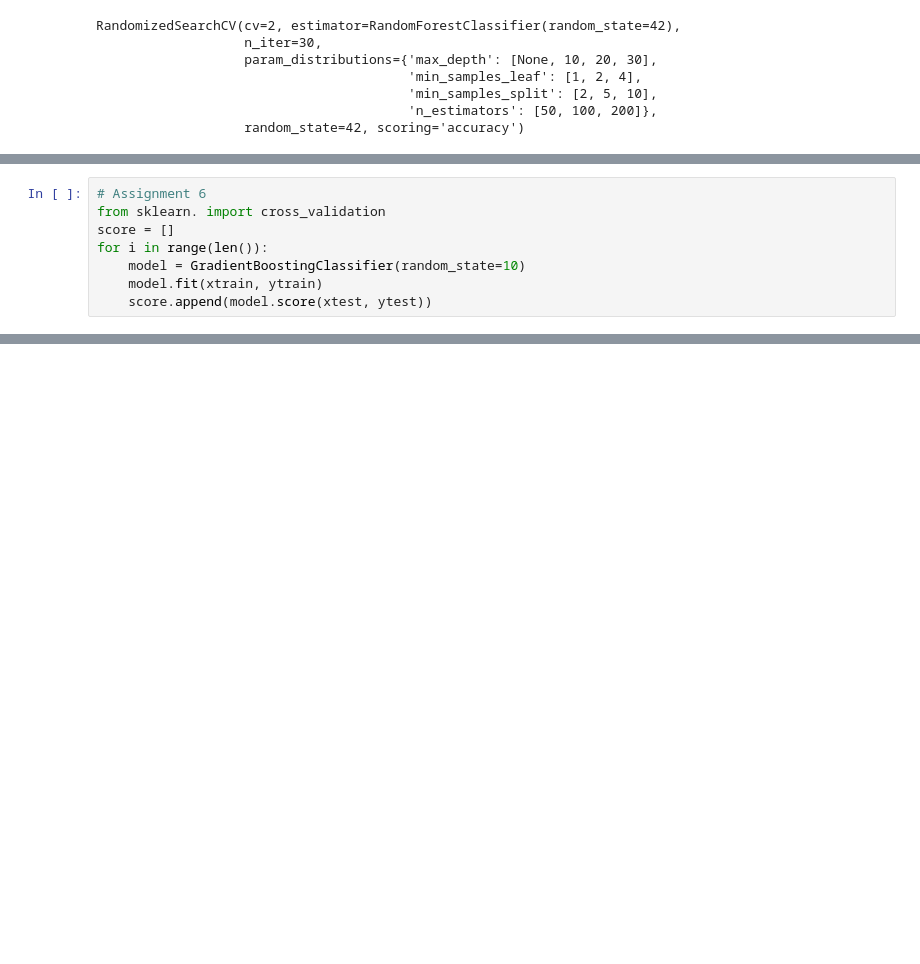
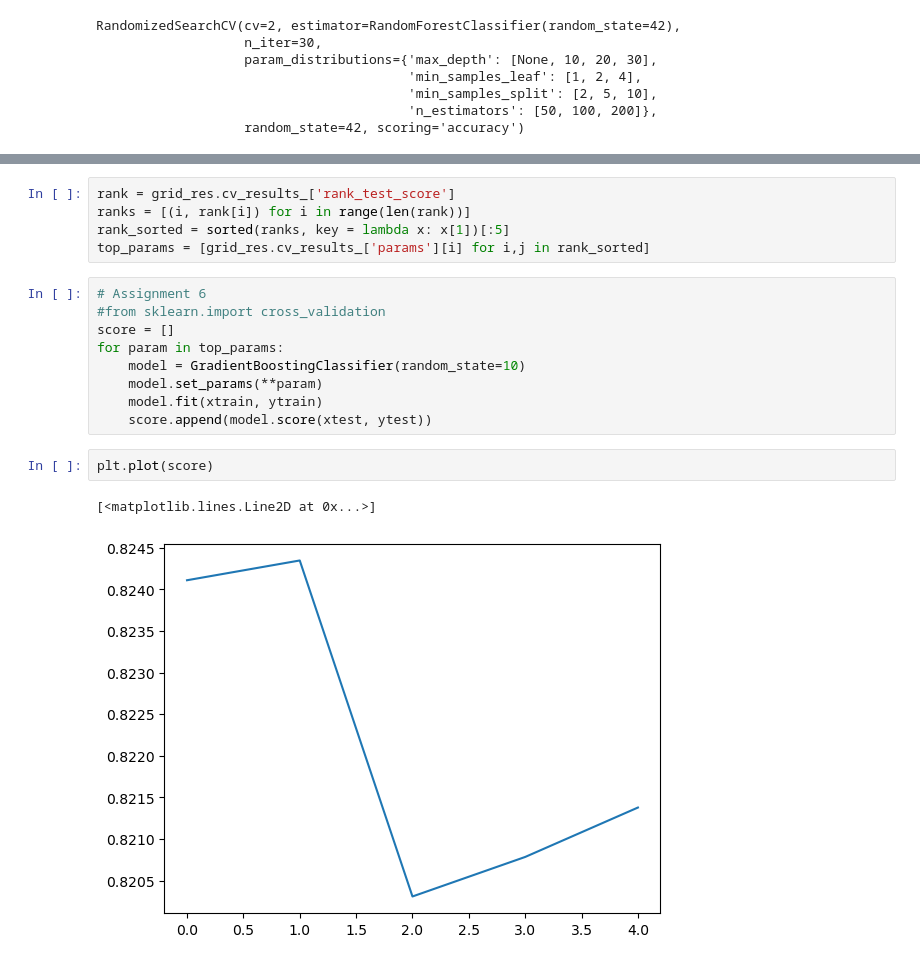
Before and after one commit to muthuganeshece/MLAssignments, a Jupyter notebook: SupervisedML/SupervisedML.ipynb, the cells around one changed output, grey strips where cells are left out. Drawn from its saved outputs; the diff is of its cells as text; blank space fills up the shorter version.

Commit message:
update boosting 2

```diff
--- a/SupervisedML/SupervisedML.ipynb
+++ b/SupervisedML/SupervisedML.ipynb
@@ -918,8 +424,0 @@ grid_res.fit(xtrain, ytrain)
-# %%
-# Assignment 6
-from sklearn. import cross_validation
-score = []
-for i in range(len()):
-    model = GradientBoostingClassifier(random_state=10)
-    model.fit(xtrain, ytrain)
-    score.append(model.score(xtest, ytest))
@@ -925,0 +942,19 @@ for i in range(len()):
+# %%
+rank = grid_res.cv_results_['rank_test_score']
+ranks = [(i, rank[i]) for i in range(len(rank))]
+rank_sorted = sorted(ranks, key = lambda x: x[1])[:5]
+top_params = [grid_res.cv_results_['params'][i] for i,j in rank_sorted]
+# %%
+# Assignment 6
+#from sklearn.import cross_validation
+score = []
+for param in top_params:
+    model = GradientBoostingClassifier(random_state=10)
+    model.set_params(**param)
+    model.fit(xtrain, ytrain)
+    score.append(model.score(xtest, ytest))
+# %%
+plt.plot(score)
+# %% [output]
+[<matplotlib.lines.Line2D at 0x...>]
+[figure, added]
```
Also changed, not shown: parts of 73 cells of this notebook.
